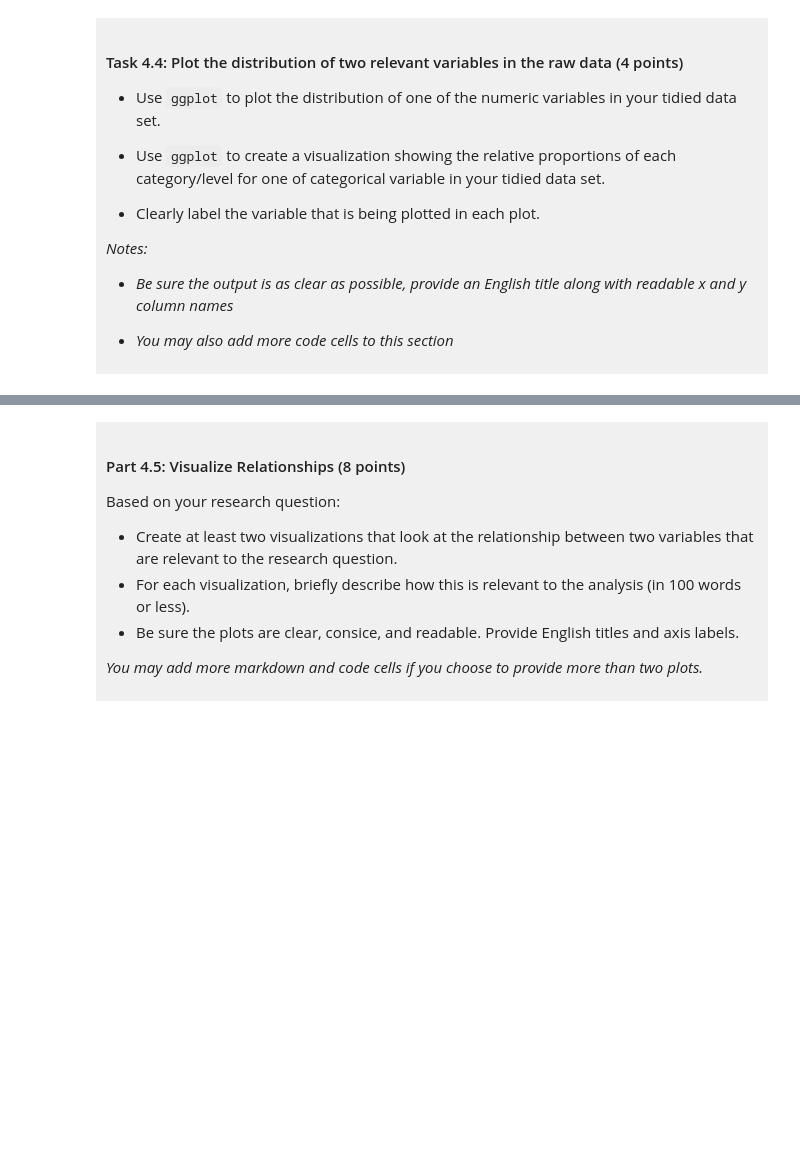
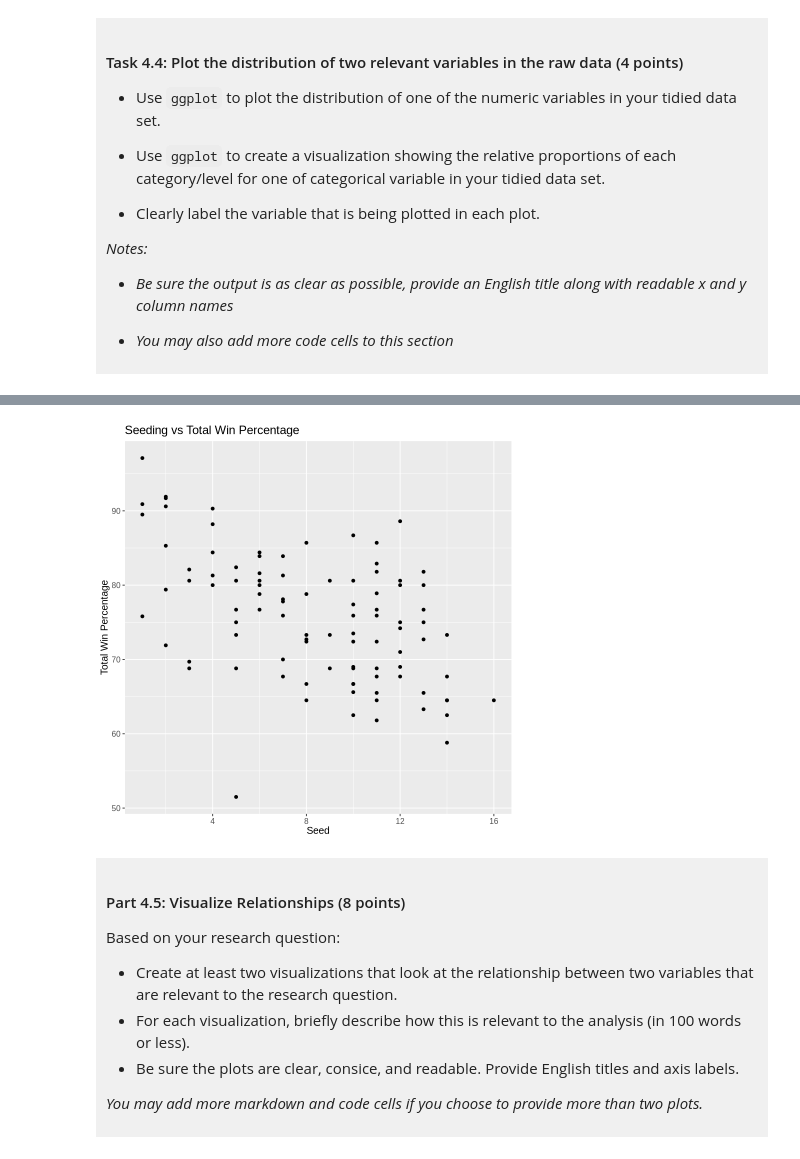
Before and after one commit to saanvis-dsci/dsci-100-project-saanvi-saxena, a Jupyter notebook: dsci-100-project-notebook.ipynb, the cells around one changed output, grey strips where cells are left out. Drawn from its saved outputs; the diff is of its cells as text; code cells hidden in the pictures; blank space fills up the shorter version.

```diff
--- a/dsci-100-project-notebook.ipynb
+++ b/dsci-100-project-notebook.ipynb
@@ -261,5 +388,14 @@ You will refine your research question (if needed) and produce a tidy data set.
 # %%
-### EDIT THIS CODE CELL FOR PLOT 2 ###
+relative_plot <- tidy_march_madness |>
+    ggplot(aes(x = seed, y = total_wins_pct)) +
+    geom_point() +
+    labs(x = "Seed", y = "Total Win Percentage") +
+    ggtitle("Seeding vs Total Win Percentage") +
+    theme(text = element_text(size = 12))
+
+relative_plot
+# %% [output]
+[figure, added]
 # %% [markdown]
 <div style="background-color: #f0f0f0; padding: 10px;">
 
```
Also changed, not shown: parts of 13 cells of this notebook.
